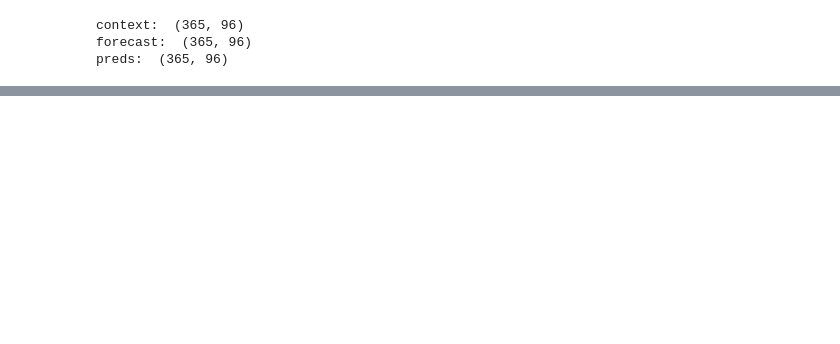
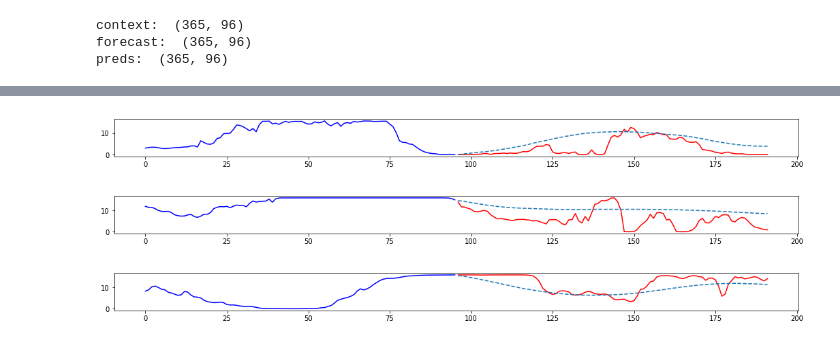
Before and after one commit to logan-spear/time-series-waveglow, a Jupyter notebook: visual_model_eval_stuff.ipynb, the cells around one changed output, grey strips where cells are left out. Drawn from its saved outputs; the diff is of its cells as text; code cells hidden in the pictures; blank space fills up the shorter version.

```diff
--- a/visual_model_eval_stuff.ipynb
+++ b/visual_model_eval_stuff.ipynb
@@ -212,0 +273,28 @@ def plot_rand_proj(data):
+# %%
+# Fit a quick ridge regression model on the dev set to use as a baseline in forecasting
+from sklearn.linear_model import RidgeCV
+from time import time
+
+# data = DL.DataLoader(rolling=True, train_f="./wind_power_data/wind_power_development.pickle").trainset
+data = DL.DataLoader(rolling=True).trainset
+
+# Trim the data for quick development
+# data = data[-10000:]
+
+n_all = data.shape[0]
+n_feat = 96 # number of features used as input
+n_horizon = 96 # number of steps into the future to predict
+n_samps = n_all - (n_feat + n_horizon) + 1
+
+# Create the X and y matrices
+# X is shape (n_samples, n_features), so in this case (809, 96)
+X = np.zeros((n_samps, n_feat))
+y = np.zeros((n_samps, n_horizon))
+for i in range(n_samps):
+    x_start = i
+    x_stop = x_start + n_feat
+    X[i,:] = data[x_start:x_stop]
+
+    y_start = x_stop
+    y_stop = y_start + n_horizon
+    y[i,:] = data[y_start:y_stop]
@@ -212,0 +309,13 @@ def plot_rand_proj(data):
+# %%
+# Plot a few random predictions to make sure they're decent
+num_plots = 3
+for i in range(num_plots):
+    plt.figure(figsize=(18,1))
+    ind = np.random.randint(0, n_samps)
+    plt.plot(range(n_feat), X[ind,:], color='blue')
+    plt.plot(range(n_feat, n_feat+n_horizon), y[ind,:], color='red')
+    plt.plot(range(n_feat, n_feat+n_horizon), ridge.predict(X[ind,:].reshape(1,-1)).squeeze(), '--')
+# %% [output]
+[figure, added]
+[figure, added]
+[figure, added]
```
Also changed, not shown: parts of 8 cells of this notebook, 1 other file.
